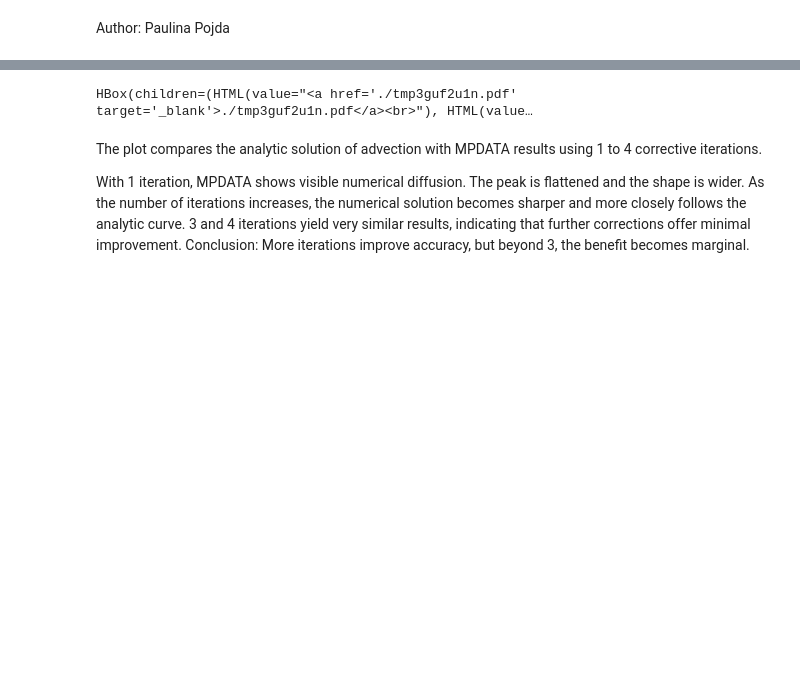
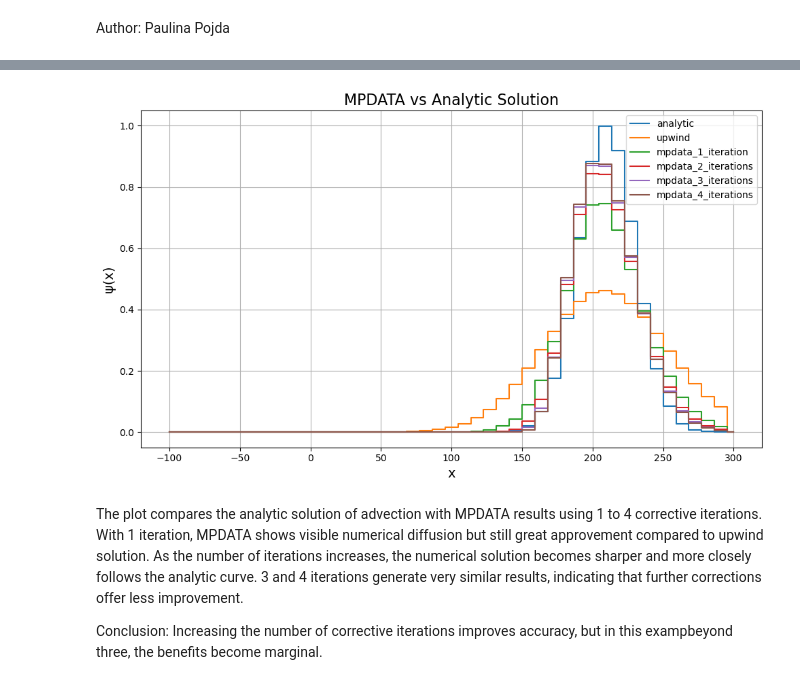
Before and after one commit to PPojda/MPS, a Jupyter notebook: lab_05/AGH Modelling of Physical Systems Lab 5 - assignment.ipynb, the cells around one changed output, grey strips where cells are left out. Saved outputs shown, nothing was run; the diff lists cells and outputs as text; code cells hidden in the pictures; blank space fills up the shorter version.

```diff
--- a/lab_05/AGH Modelling of Physical Systems Lab 5 - assignment.ipynb
+++ b/lab_05/AGH Modelling of Physical Systems Lab 5 - assignment.ipynb
@@ -36,11 +36,17 @@ def psi_0(x: np.ndarray, x0: float = 0, a: float = 1, sigma: float = 20):
     return a * np.exp(-(x-x0)**2 / 2 / sigma**2)
 
 def plot(x, **kwargs):
-    for label, data in kwargs.items():
-        pyplot.step(x, data, label=label, where='mid', linewidth=2)
+    fig = pyplot.figure(figsize=(10, 6))
+    for i, (label, data) in enumerate(kwargs.items()):
+        pyplot.step(x, data, label=label, where='mid', linewidth=1.5)
+
+    pyplot.xlabel("x", fontsize=14)
+    pyplot.ylabel("ψ(x)", fontsize=14)
+    pyplot.title("MPDATA vs Analytic Solution", fontsize=16)
+    pyplot.grid(True)
     pyplot.legend()
-    pyplot.grid()
-    show_plot()
+    pyplot.tight_layout()
+    pyplot.show()
 # %%
 u = 3
 t_max = 70
@@ -88,6 +92,7 @@ HBox(children=(HTML(value="<a href='./tmp1aa2d985.pdf' target='_blank'>./tmp1aa2
 plot(
     x=x,
     analytic=psi_0(x-u*t_max),
+    upwind=solve_upwind(nt=nt, C=np.full(nx-1, u * dt / dx), psi=psi_0(x)),
     mpdata_1_iteration=solve_mpdata(nt=nt, C=np.full(nx-1, u * dt / dx), psi=psi_0(x), n_iterations = 1),
     mpdata_2_iterations=solve_mpdata(nt=nt, C=np.full(nx-1, u * dt / dx), psi=psi_0(x), n_iterations = 2),
     mpdata_3_iterations=solve_mpdata(nt=nt, C=np.full(nx-1, u * dt / dx), psi=psi_0(x), n_iterations = 3),
@@ -98,8 +102,8 @@ plot(
-HBox(children=(HTML(value="<a href='./tmp3guf2u1n.pdf' target='_blank'>./tmp3guf2u1n.pdf</a><br>"), HTML(value…
+[figure, added]
 # %% [markdown]
 The plot compares the analytic solution of advection with MPDATA results using 1 to 4 corrective iterations.
+With 1 iteration, MPDATA shows visible numerical diffusion but still great approvement compared to upwind solution.
+As the number of iterations increases, the numerical solution becomes sharper and more closely follows the analytic curve.
+3 and 4 iterations generate very similar results, indicating that further corrections offer less improvement.
 
-With 1 iteration, MPDATA shows visible numerical diffusion. The peak is flattened and the shape is wider.
-As the number of iterations increases, the numerical solution becomes sharper and more closely follows the analytic curve.
-3 and 4 iterations yield very similar results, indicating that further corrections offer minimal improvement.
-Conclusion: More iterations improve accuracy, but beyond 3, the benefit becomes marginal.
+Conclusion: Increasing the number of corrective iterations improves accuracy, but in this exampbeyond three, the benefits become marginal.
```
Also changed, not shown: parts of 3 cells of this notebook.
